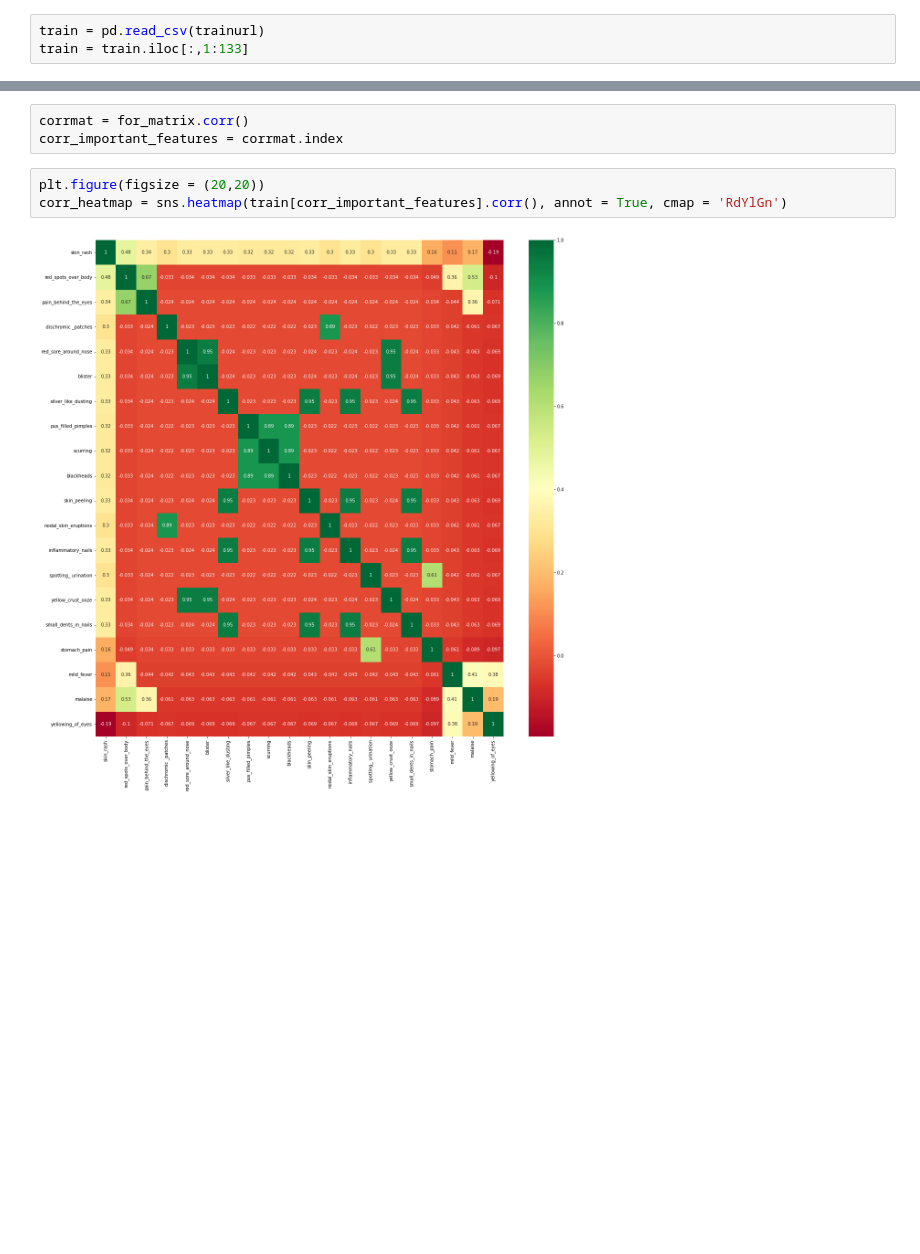
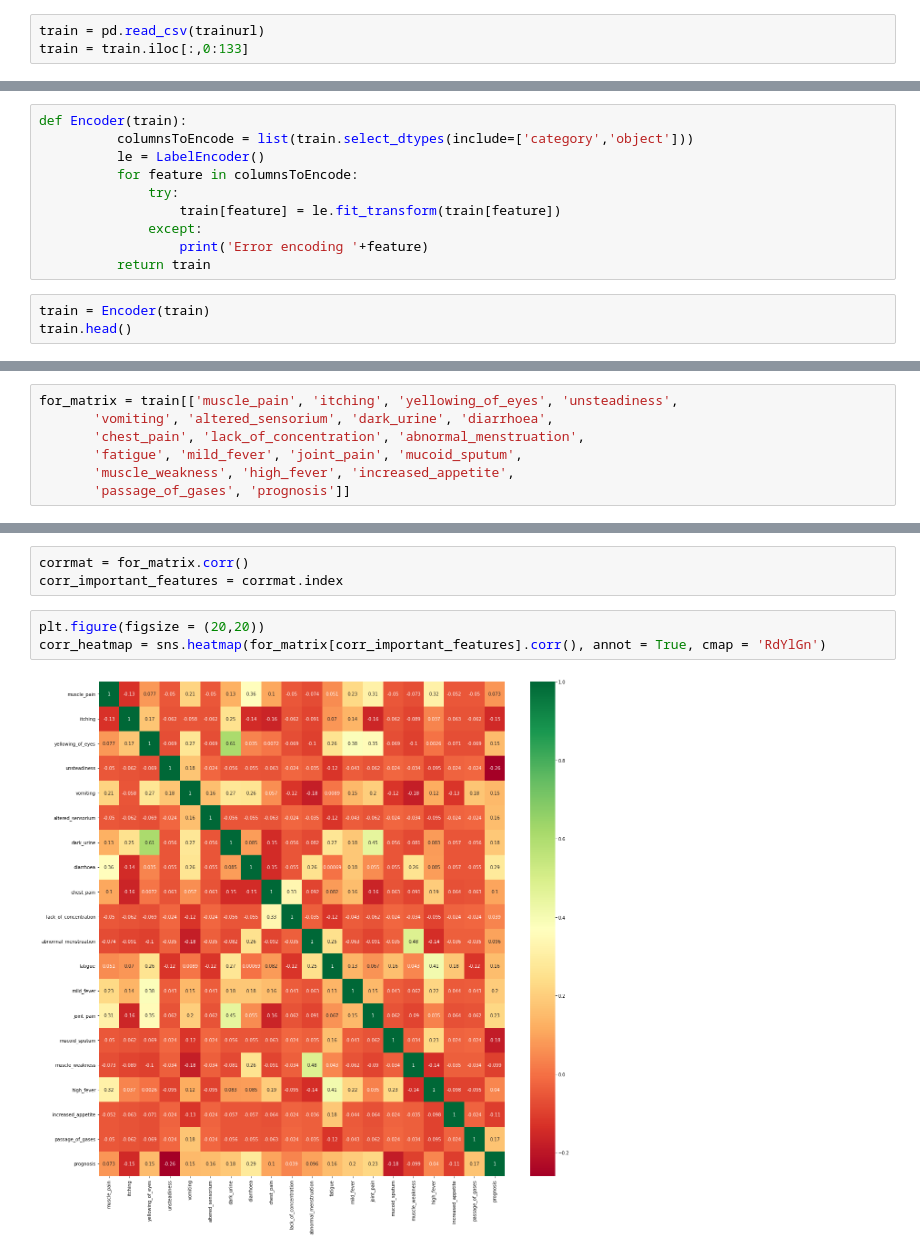
Before and after one commit to khurramahmed/diseaseprediction, a Jupyter notebook: diseaseprediction.ipynb, the cells around one changed output, grey strips where cells are left out. Drawn from its saved outputs; the diff is of its cells as text; blank space fills up the shorter version.

```diff
--- a/diseaseprediction.ipynb
+++ b/diseaseprediction.ipynb
@@ -12,6 +13,6 @@ import seaborn as sns
 trainurl = 'https://raw.githubusercontent.com/khurramahmed/diseaseprediction/main/Training.csv'
 # %%
 train = pd.read_csv(trainurl)
-train = train.iloc[:,1:133]
+train = train.iloc[:,0:133]
 # %%
 train.head()
@@ -20,3 +27,16 @@ train.shape
+# %%
+def Encoder(train):
+          columnsToEncode = list(train.select_dtypes(include=['category','object']))
+          le = LabelEncoder()
+          for feature in columnsToEncode:
+              try:
+                  train[feature] = le.fit_transform(train[feature])
+              except:
+                  print('Error encoding '+feature)
+          return train
+# %%
+train = Encoder(train)
+train.head()
 # %%
 train.isnull()
 # %%
@@ -78,0 +89,7 @@ for_matrix = train[['skin_rash', 'red_spots_over_body', 'pain_behind_the_eyes',
+# %%
+for_matrix = train[['muscle_pain', 'itching', 'yellowing_of_eyes', 'unsteadiness',
+       'vomiting', 'altered_sensorium', 'dark_urine', 'diarrhoea',
+       'chest_pain', 'lack_of_concentration', 'abnormal_menstruation',
+       'fatigue', 'mild_fever', 'joint_pain', 'mucoid_sputum',
+       'muscle_weakness', 'high_fever', 'increased_appetite',
+       'passage_of_gases', 'prognosis']]
@@ -81,6 +107,6 @@ corrmat = for_matrix.corr()
 corr_important_features = corrmat.index
 # %%
 plt.figure(figsize = (20,20))
-corr_heatmap = sns.heatmap(train[corr_important_features].corr(), annot = True, cmap = 'RdYlGn')
+corr_heatmap = sns.heatmap(for_matrix[corr_important_features].corr(), annot = True, cmap = 'RdYlGn')
 # %% [output]
-[figure, old version]
+[figure, new version]
```
Also changed, not shown: parts of 13 cells of this notebook.
